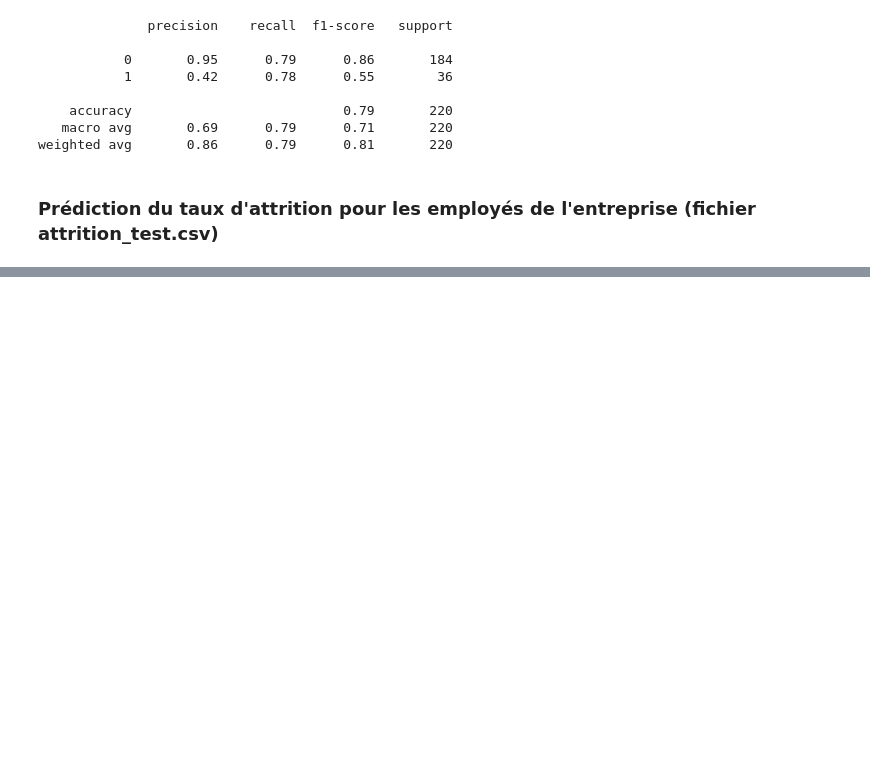
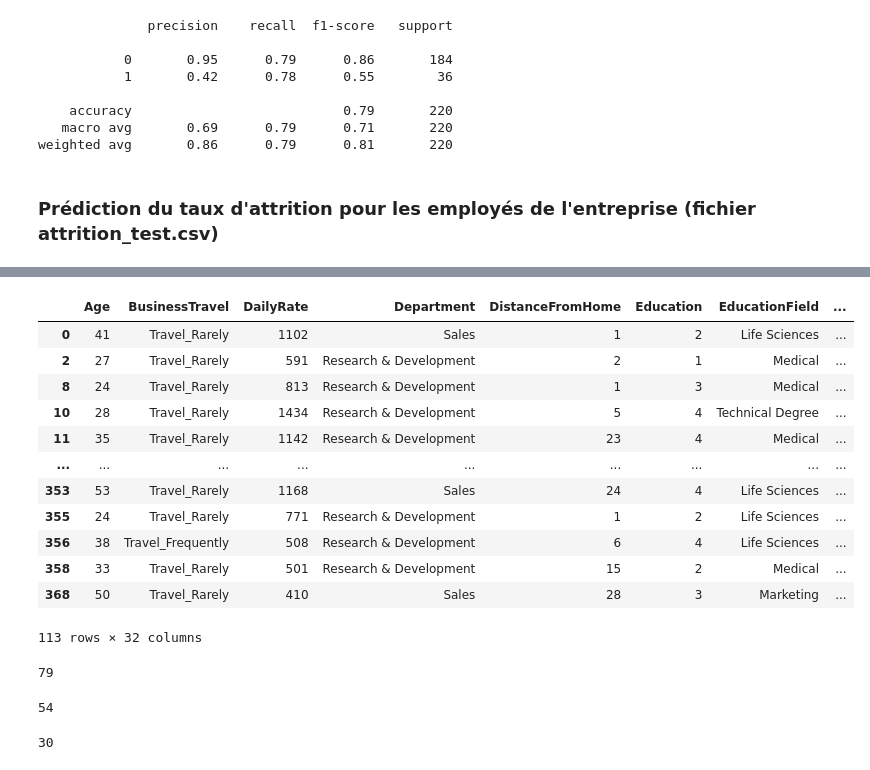
Before and after one commit to ATelders/turn_over, a Jupyter notebook: notebooks/2021-04-14-at-cs-logistic_regression.ipynb, the cells around one changed output, grey strips where cells are left out. Saved outputs shown, nothing was run; the diff lists cells and outputs as text; code cells hidden in the pictures; blank space fills up the shorter version.

```diff
--- a/notebooks/2021-04-14-at-cs-logistic_regression.ipynb
+++ b/notebooks/2021-04-14-at-cs-logistic_regression.ipynb
@@ -503,3 +558,3 @@ Average Recall scores: 0.668
 # %%
-#attrition_pred = clf.predict(test_df)
-#attrition_pred
+attrition_pred = best_clf.predict(test_df)
+attrition_pred
@@ -505,0 +605,28 @@ Average Recall scores: 0.668
+# %%
+will_leave
+# %% [output]
+|  | Age | BusinessTravel | DailyRate | Department | DistanceFromHome | Education | EducationField | ... |
+| 0 | 41 | Travel_Rarely | 1102 | Sales | 1 | 2 | Life Sciences | ... |
+| 2 | 27 | Travel_Rarely | 591 | Research & Development | 2 | 1 | Medical | ... |
+| 8 | 24 | Travel_Rarely | 813 | Research & Development | 1 | 3 | Medical | ... |
+| 10 | 28 | Travel_Rarely | 1434 | Research & Development | 5 | 4 | Technical Degree | ... |
+| 11 | 35 | Travel_Rarely | 1142 | Research & Development | 23 | 4 | Medical | ... |
+| ... | ... | ... | ... | ... | ... | ... | ... | ... |
+| 353 | 53 | Travel_Rarely | 1168 | Sales | 24 | 4 | Life Sciences | ... |
+| 355 | 24 | Travel_Rarely | 771 | Research & Development | 1 | 2 | Life Sciences | ... |
+| 356 | 38 | Travel_Frequently | 508 | Research & Development | 6 | 4 | Life Sciences | ... |
+| 358 | 33 | Travel_Rarely | 501 | Research & Development | 15 | 2 | Medical | ... |
+| 368 | 50 | Travel_Rarely | 410 | Sales | 28 | 3 | Marketing | ... |
+113 rows × 32 columns
+# %%
+(will_leave['AttritionScore%'] >= 60).sum()
+# %% [output]
+79
+# %%
+(will_leave['AttritionScore%'] >= 70).sum()
+# %% [output]
+54
+# %%
+(will_leave['AttritionScore%'] >= 80).sum()
+# %% [output]
+30
```
Also changed, not shown: parts of 30 cells of this notebook, 14 other files.
